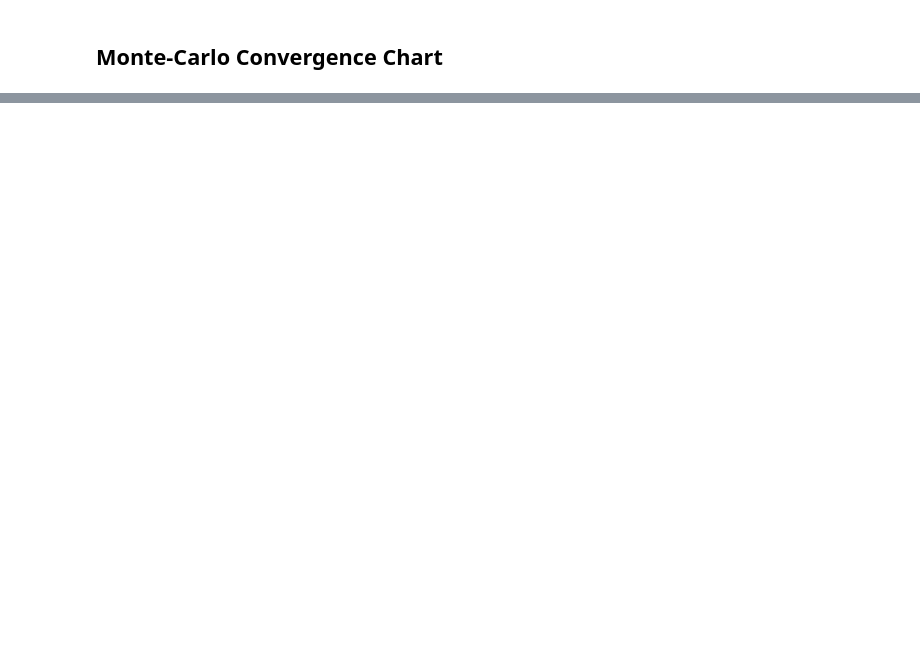
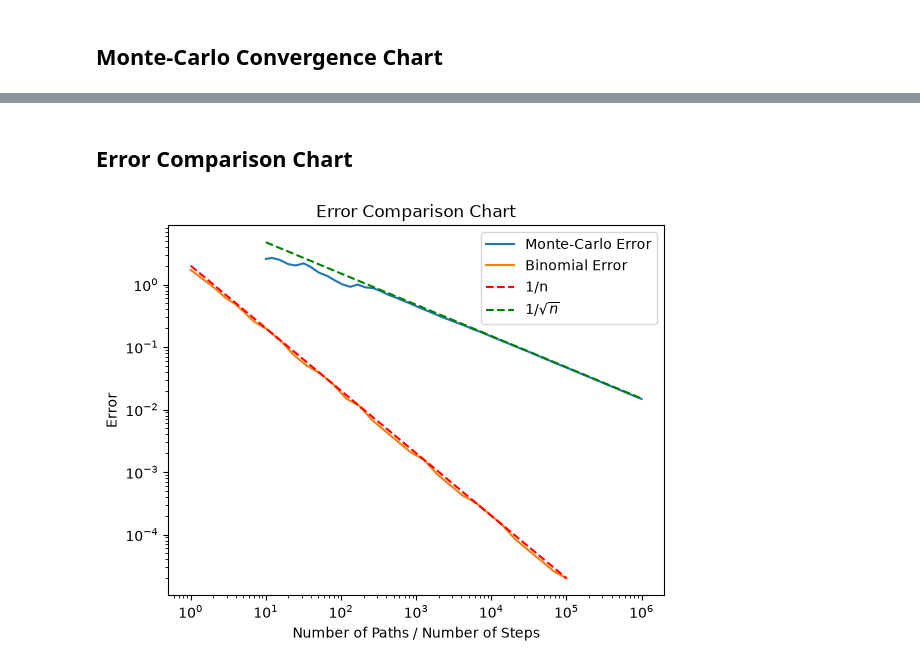
Before and after one commit to MrTennis5/options-pricer, a Jupyter notebook: m5_black_scholes.ipynb, the cells around one changed output, grey strips where cells are left out. Cells and saved outputs as stored; diff of their text form; code cells hidden in the pictures; blank space fills up the shorter version.

```diff
--- a/m5_black_scholes.ipynb
+++ b/m5_black_scholes.ipynb
@@ -124,0 +125,17 @@ plt.show()
+# %% [markdown]
+## Error Comparison Chart
+# %%
+bs = black_scholes(S=100, K=100, T=1, r=0.05, sigma=0.2, option_type="call")
+plt.plot(n_values, abs(mc_error), label="Monte-Carlo Error")
+plt.plot(step_count, abs(tree_prices - bs), label="Binomial Error")
+plt.plot(step_count, 2 / step_count,label="1/n", linestyle="--", color="red")
+plt.plot(n_values, 15 / np.sqrt(n_values),label=r"$1/\sqrt{n}$", linestyle="--", color="green")
+plt.title("Error Comparison Chart")
+plt.legend()
+plt.ylabel("Error")
+plt.xlabel("Number of Paths / Number of Steps")
+plt.xscale("log")
+plt.yscale("log")
+plt.show()
+# %% [output]
+[figure, added]
```
Also changed, not shown: parts of 3 cells of this notebook.
